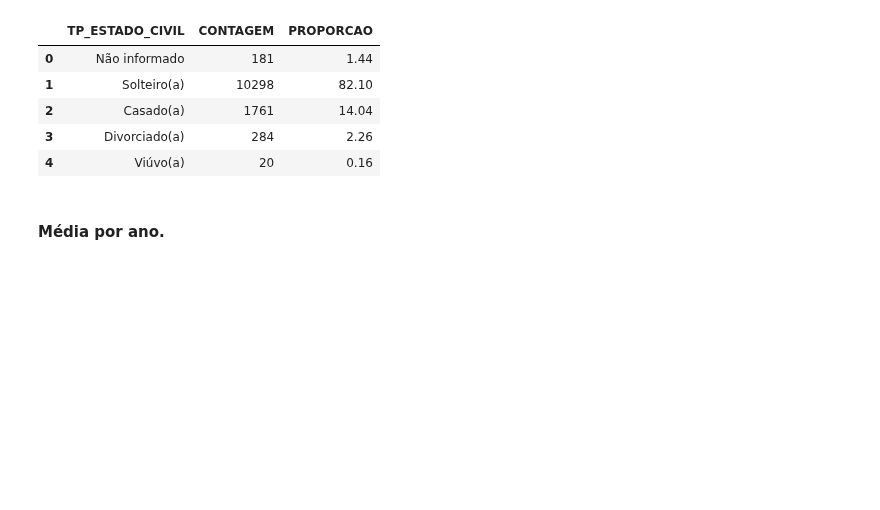
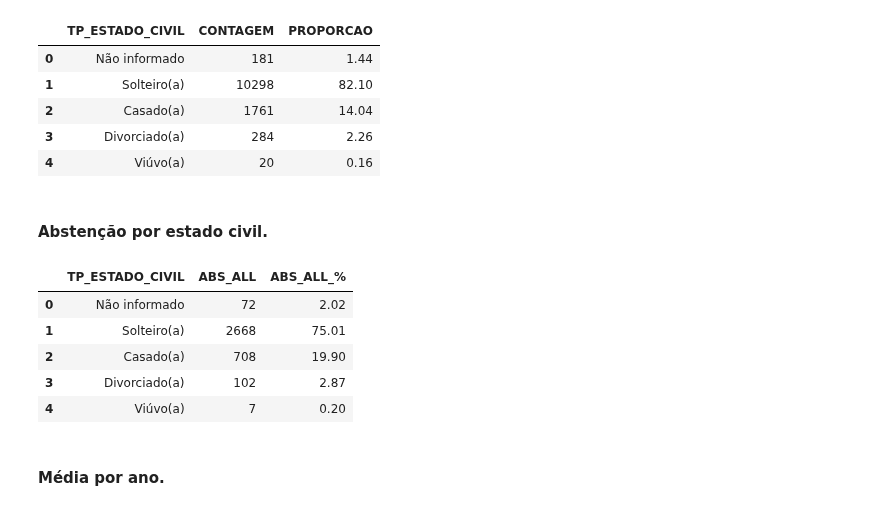
Before and after one commit to Bruno-Santana-Eco/Analise-de-Dados-ENEM, a Jupyter notebook: DataPrep1.ipynb, the cells around one changed output. Drawn from its saved outputs; the diff is of its cells as text; code cells hidden in the pictures; blank space fills up the shorter version.

```diff
--- a/DataPrep1.ipynb
+++ b/DataPrep1.ipynb
@@ -1116,6 +1154,20 @@ geral7_prop.head(5)
 | 2 | Casado(a) | 1761 | 14.04 |
 | 3 | Divorciado(a) | 284 | 2.26 |
 | 4 | Viúvo(a) | 20 | 0.16 |
+# %% [markdown]
+#### Abstenção por estado civil.
+# %%
+geral7_ABS = df_enem.groupby(['TP_ESTADO_CIVIL'])['ABS_ALL'].sum().reset_index()
+geral7_ABS['ABS_ALL_%'] = ((geral7_ABS['ABS_ALL'] / geral7_ABS['ABS_ALL'].sum())*100).round(2)
+geral7_ABS['TP_ESTADO_CIVIL'] = geral7_ABS['TP_ESTADO_CIVIL'].map({0: 'Não informado', 1: 'Solteiro(a)', 2: 'Casado(a)', 3: 'Divorciado(a)', 4: 'Viúvo(a)'})
+geral7_ABS.head()
+# %% [output]
+|  | TP_ESTADO_CIVIL | ABS_ALL | ABS_ALL_% |
+| 0 | Não informado | 72 | 2.02 |
+| 1 | Solteiro(a) | 2668 | 75.01 |
+| 2 | Casado(a) | 708 | 19.90 |
+| 3 | Divorciado(a) | 102 | 2.87 |
+| 4 | Viúvo(a) | 7 | 0.20 |
 # %% [markdown]
 #### Média por ano.
 # %%
```
Also changed, not shown: parts of 15 cells of this notebook, 3 other files.
